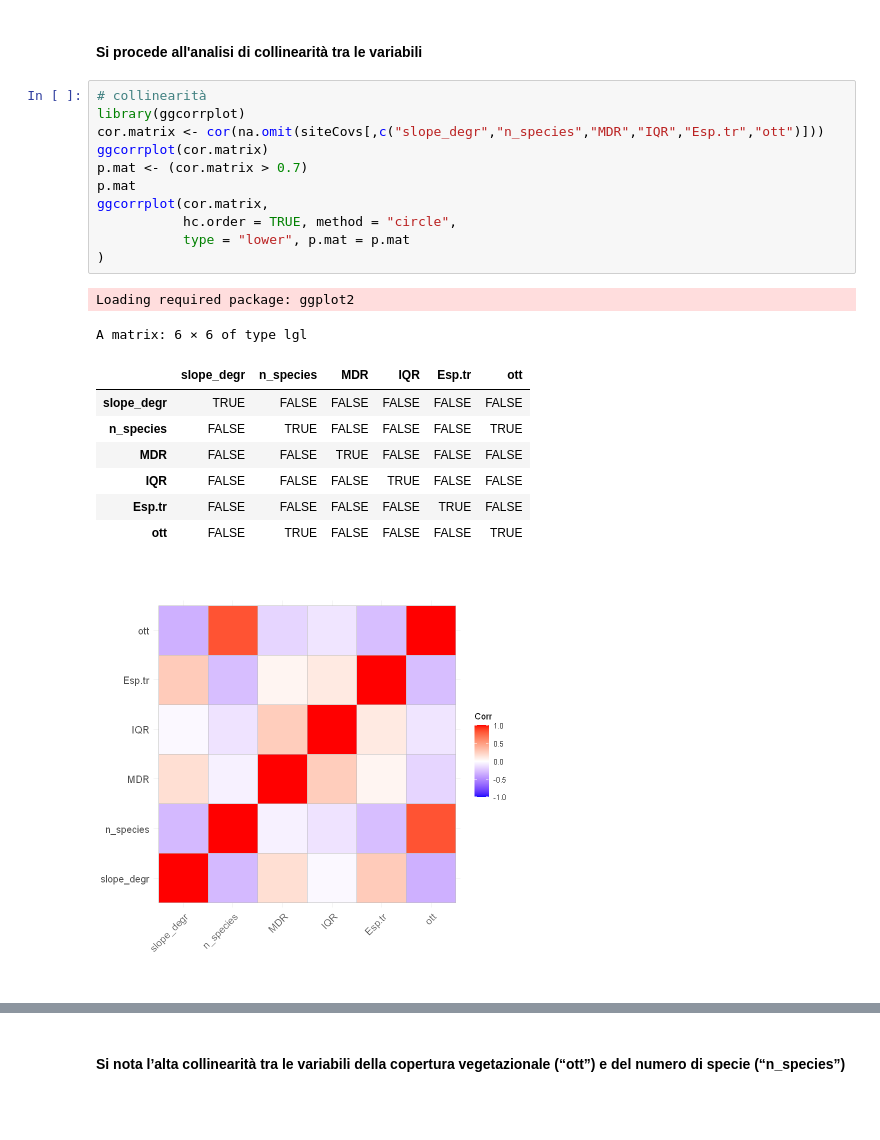
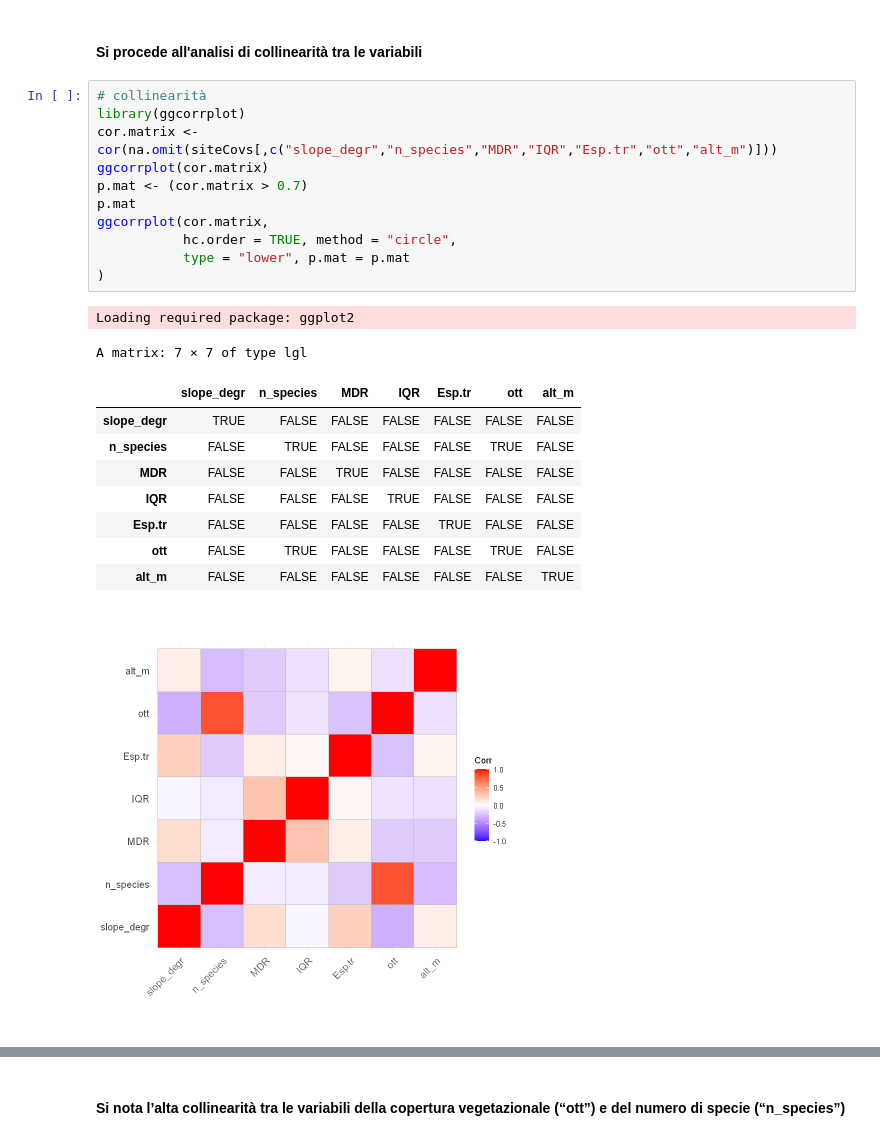
Before and after one commit to GabyOM/Chionomys-nivalis-analysis, a Jupyter notebook: 9. Calcolo MDR, IQR, Esp_tr, Analisi outlier e Analisi Collinearità.ipynb, the cells around one changed output, grey strips where cells are left out. Saved outputs shown, nothing was run; the diff lists cells and outputs as text; blank space fills up the shorter version.

```diff
--- a/9. Calcolo MDR, IQR, Esp_tr, Analisi outlier e Analisi Collinearità.ipynb
+++ b/9. Calcolo MDR, IQR, Esp_tr, Analisi outlier e Analisi Collinearità.ipynb
@@ -74,22 +74,23 @@ boxplot(siteCovs$ott, xlab="ott")
 # %%
 # collinearità
 library(ggcorrplot)
-cor.matrix <- cor(na.omit(siteCovs[,c("slope_degr","n_species","MDR","IQR","Esp.tr","ott")]))
+cor.matrix <- cor(na.omit(siteCovs[,c("slope_degr","n_species","MDR","IQR","Esp.tr","ott","alt_m")]))
 ggcorrplot(cor.matrix)
 p.mat <- (cor.matrix > 0.7)
 p.mat
 ggcorrplot(cor.matrix,
            hc.order = TRUE, method = "circle",
            type = "lower", p.mat = p.mat
 )
 # %% [output]
 Loading required package: ggplot2
-A matrix: 6 × 6 of type lgl
+A matrix: 7 × 7 of type lgl
-|  | slope_degr | n_species | MDR | IQR | Esp.tr | ott |
-| slope_degr | TRUE | FALSE | FALSE | FALSE | FALSE | FALSE |
-| n_species | FALSE | TRUE | FALSE | FALSE | FALSE | TRUE |
-| MDR | FALSE | FALSE | TRUE | FALSE | FALSE | FALSE |
-| IQR | FALSE | FALSE | FALSE | TRUE | FALSE | FALSE |
-| Esp.tr | FALSE | FALSE | FALSE | FALSE | TRUE | FALSE |
-| ott | FALSE | TRUE | FALSE | FALSE | FALSE | TRUE |
+|  | slope_degr | n_species | MDR | IQR | Esp.tr | ott | alt_m |
+| slope_degr | TRUE | FALSE | FALSE | FALSE | FALSE | FALSE | FALSE |
+| n_species | FALSE | TRUE | FALSE | FALSE | FALSE | TRUE | FALSE |
+| MDR | FALSE | FALSE | TRUE | FALSE | FALSE | FALSE | FALSE |
+| IQR | FALSE | FALSE | FALSE | TRUE | FALSE | FALSE | FALSE |
+| Esp.tr | FALSE | FALSE | FALSE | FALSE | TRUE | FALSE | FALSE |
+| ott | FALSE | TRUE | FALSE | FALSE | FALSE | TRUE | FALSE |
+| alt_m | FALSE | FALSE | FALSE | FALSE | FALSE | FALSE | TRUE |
-[figure, old version]
+[figure, new version]
```
Also changed, not shown: parts of 1 cell of this notebook, 13 other files.
